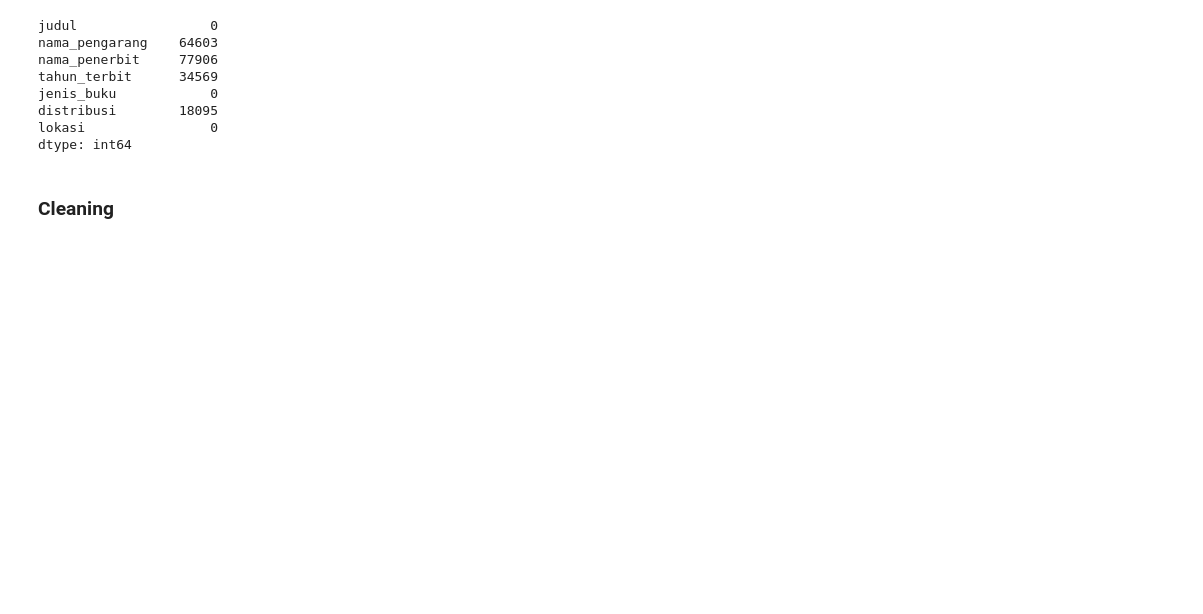
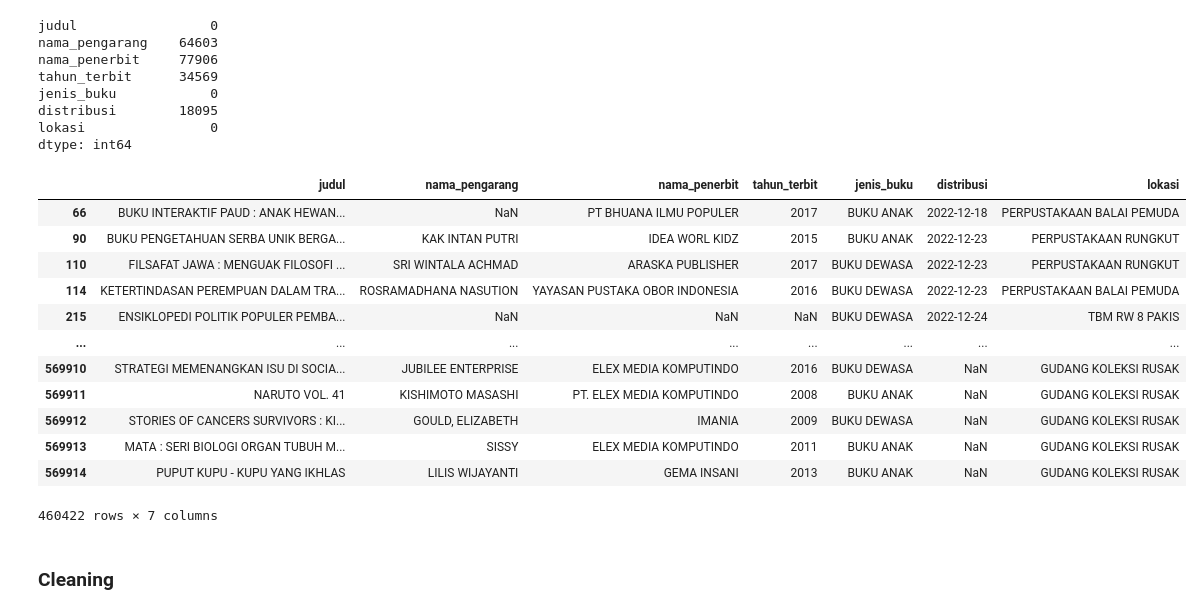
Before and after one commit to Nuril-Amada/Website-Dispusip, a Jupyter notebook: EDA.ipynb, the cells around one changed output. Cells and saved outputs as stored; diff of their text form; code cells hidden in the pictures; blank space fills up the shorter version.

```diff
--- a/EDA.ipynb
+++ b/EDA.ipynb
@@ -321,6 +308,22 @@ jenis_buku            0
 distribusi        18095
 lokasi                0
 dtype: int64
+# %%
+buku[buku.duplicated(subset=['judul'])]
+# %% [output]
+|  | judul | nama_pengarang | nama_penerbit | tahun_terbit | jenis_buku | distribusi | lokasi |
+| 66 | BUKU INTERAKTIF PAUD : ANAK HEWAN... | NaN | PT BHUANA ILMU POPULER | 2017 | BUKU ANAK | 2022-12-18 | PERPUSTAKAAN BALAI PEMUDA |
+| 90 | BUKU PENGETAHUAN SERBA UNIK BERGA... | KAK INTAN PUTRI | IDEA WORL KIDZ | 2015 | BUKU ANAK | 2022-12-23 | PERPUSTAKAAN RUNGKUT |
+| 110 | FILSAFAT JAWA : MENGUAK FILOSOFI ... | SRI WINTALA ACHMAD | ARASKA PUBLISHER | 2017 | BUKU DEWASA | 2022-12-23 | PERPUSTAKAAN RUNGKUT |
+| 114 | KETERTINDASAN PEREMPUAN DALAM TRA... | ROSRAMADHANA NASUTION | YAYASAN PUSTAKA OBOR INDONESIA | 2016 | BUKU DEWASA | 2022-12-23 | PERPUSTAKAAN BALAI PEMUDA |
+| 215 | ENSIKLOPEDI POLITIK POPULER PEMBA... | NaN | NaN | NaN | BUKU DEWASA | 2022-12-24 | TBM RW 8 PAKIS |
+| ... | ... | ... | ... | ... | ... | ... | ... |
+| 569910 | STRATEGI MEMENANGKAN ISU DI SOCIA... | JUBILEE ENTERPRISE | ELEX MEDIA KOMPUTINDO | 2016 | BUKU DEWASA | NaN | GUDANG KOLEKSI RUSAK |
+| 569911 | NARUTO VOL. 41 | KISHIMOTO MASASHI | PT. ELEX MEDIA KOMPUTINDO | 2008 | BUKU ANAK | NaN | GUDANG KOLEKSI RUSAK |
+| 569912 | STORIES OF CANCERS SURVIVORS : KI... | GOULD, ELIZABETH | IMANIA | 2009 | BUKU DEWASA | NaN | GUDANG KOLEKSI RUSAK |
+| 569913 | MATA : SERI BIOLOGI ORGAN TUBUH M... | SISSY | ELEX MEDIA KOMPUTINDO | 2011 | BUKU ANAK | NaN | GUDANG KOLEKSI RUSAK |
+| 569914 | PUPUT KUPU - KUPU YANG IKHLAS | LILIS WIJAYANTI | GEMA INSANI | 2013 | BUKU ANAK | NaN | GUDANG KOLEKSI RUSAK |
+460422 rows × 7 columns
 # %% [markdown]
 ### Cleaning
 # %%
```
Also changed, not shown: parts of 8 cells of this notebook, 4 other files.
